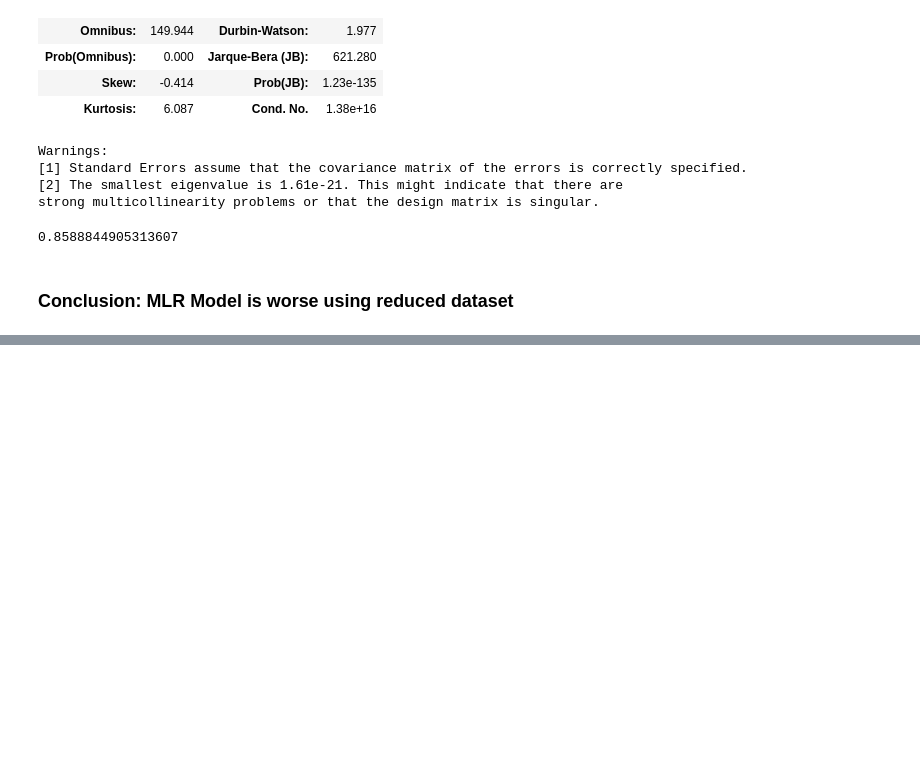
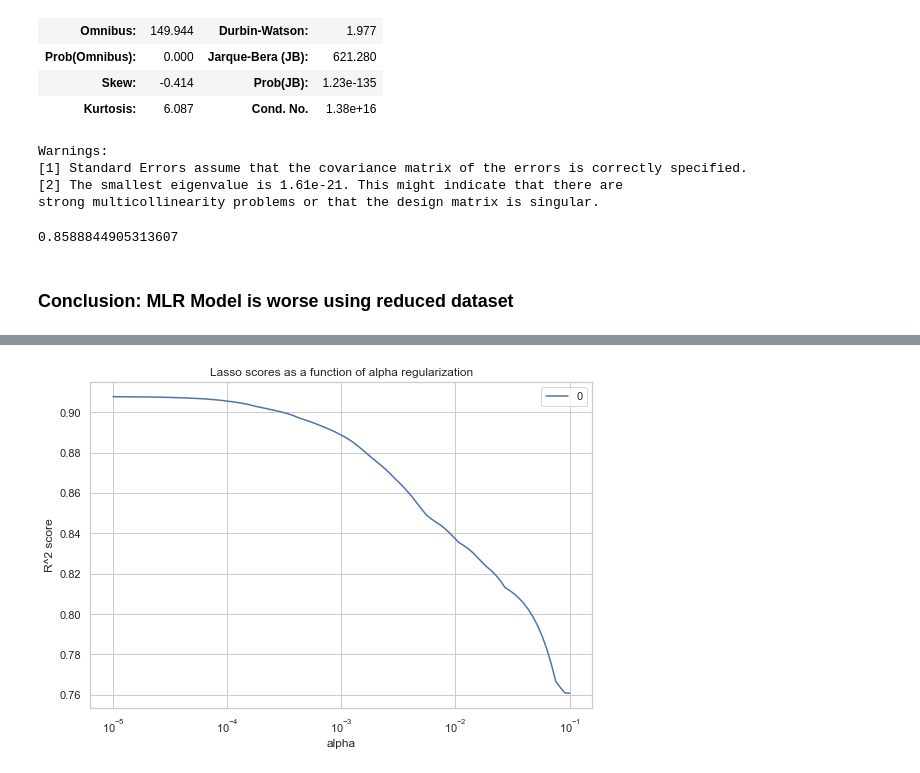
Before and after one commit to mwc201/Housing_Price_Prediction, a Jupyter notebook: ML_Models_RKedit.ipynb, the cells around one changed output, grey strips where cells are left out. Saved outputs shown, nothing was run; the diff lists cells and outputs as text; code cells hidden in the pictures; blank space fills up the shorter version.

```diff
--- a/ML_Models_RKedit.ipynb
+++ b/ML_Models_RKedit.ipynb
@@ -414,0 +493,22 @@ lm5.score(X3, y)
+# %%
+from sklearn import linear_model
+lasso = linear_model.Lasso()
+
+# try 100 different alphas
+alphas = np.logspace(-5, -1, 100)
+coef_lasso = []
+scores_lasso = []
+for i in alphas:
+    lasso.set_params(alpha = i)
+    lasso.fit(X_train, y_train)
+    coef_lasso.append(lasso.coef_)
+    scores_lasso.append(lasso.score(X_train, y_train))
+# %%
+df_scores_lasso = pd.DataFrame(scores_lasso, index=alphas)
+title = 'Lasso scores as a function of alpha regularization'
+axes = df_scores_lasso.plot(logx=True, title=title)
+axes.set_xlabel('alpha')
+axes.set_ylabel('R^2 score')
+plt.show()
+# %% [output]
+[figure, added]
```
Also changed, not shown: parts of 26 cells of this notebook.
